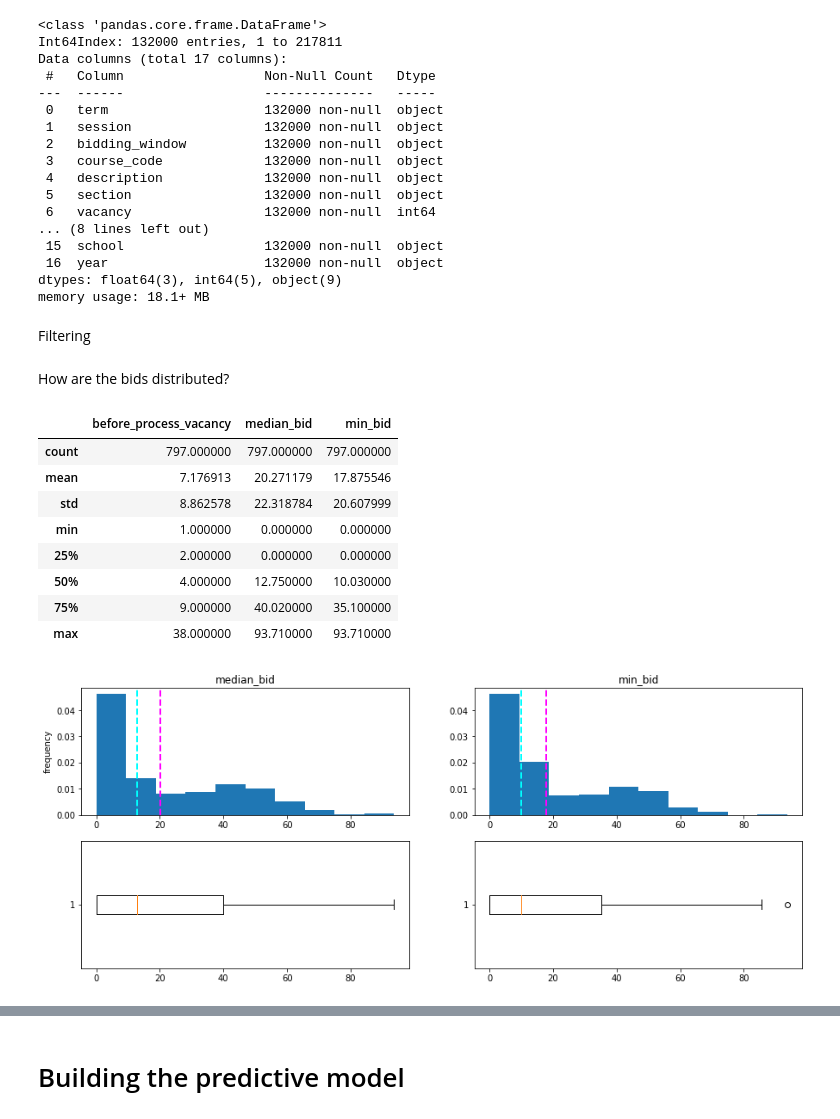
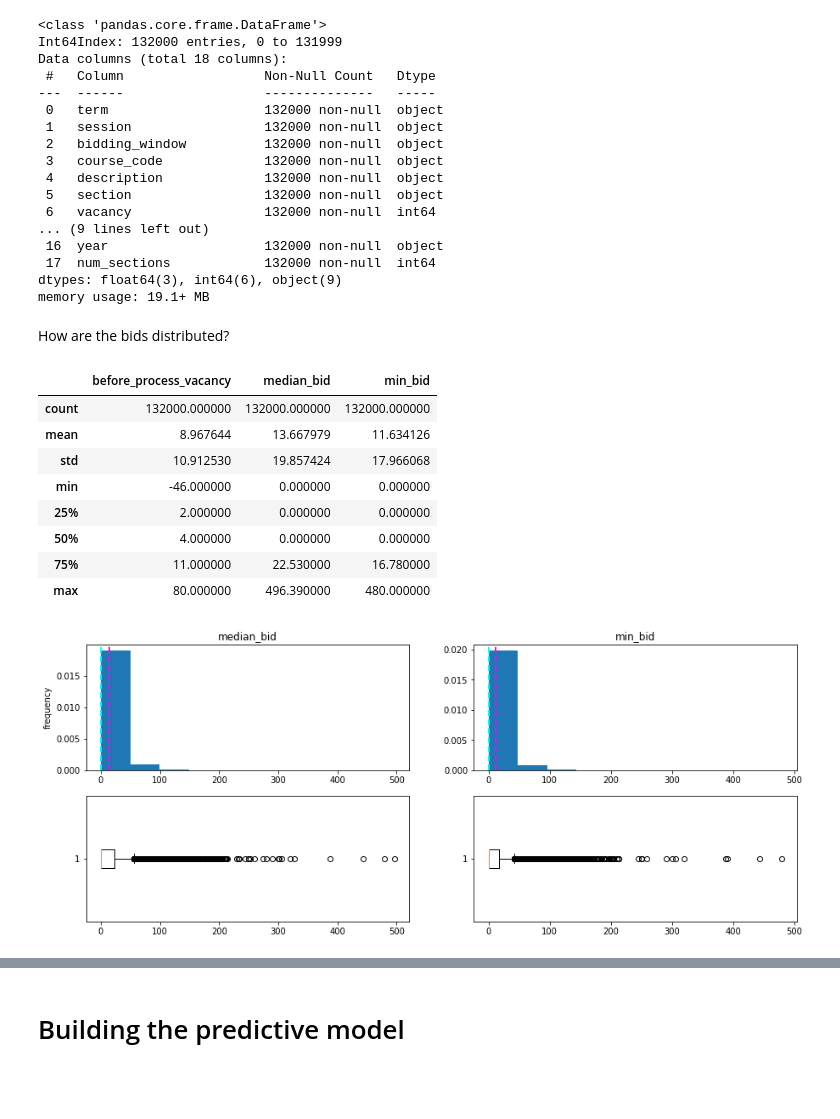
Before and after one commit to JET2001/boss, a Jupyter notebook: analysis.ipynb, the cells around one changed output, grey strips where cells are left out. Saved outputs shown, nothing was run; the diff lists cells and outputs as text; code cells hidden in the pictures; blank space fills up the shorter version.

```diff
--- a/analysis.ipynb
+++ b/analysis.ipynb
@@ -12,12 +12,17 @@ df['year'] = df['term'].apply(lambda x: x[0:7])
 df['term'] = df['term'].apply(lambda x: x[8:])
 df["before_process_vacancy"].replace(0, np.nan, inplace = True)
 df.dropna(inplace = True)
+
+sections = df.groupby(['course_code', 'year', 'term'])[['session']].count().reset_index()
+sections = sections.rename({'session' : 'num_sections'}, axis = 1)
+
+df = df.merge(sections, how = 'left', on = ['course_code', 'year', 'term'])
 # %%
 df.info()
 # %% [output]
 <class 'pandas.core.frame.DataFrame'>
-Int64Index: 132000 entries, 1 to 217811
-Data columns (total 17 columns):
+Int64Index: 132000 entries, 0 to 131999
+Data columns (total 18 columns):
  #   Column                  Non-Null Count   Dtype
 ---  ------                  --------------   -----
  0   term                    132000 non-null  object
@@ -27,10 +32,8 @@ Data columns (total 17 columns):
  4   description             132000 non-null  object
  5   section                 132000 non-null  object
  6   vacancy                 132000 non-null  int64
-... (8 lines left out)
- 15  school                  132000 non-null  object
+... (9 lines left out)
  16  year                    132000 non-null  object
-dtypes: float64(3), int64(5), object(9)
-memory usage: 18.1+ MB
+ 17  num_sections            132000 non-null  int64
+dtypes: float64(3), int64(6), object(9)
+memory usage: 19.1+ MB
-# %% [markdown]
-Filtering
@@ -41,31 +40,31 @@ cor1305 = df[df['course_code'] == 'COR1305']
 # %% [markdown]
 How are the bids distributed?
 # %%
-cor1305[['before_process_vacancy', 'median_bid', 'min_bid']].describe()
+df[['before_process_vacancy', 'median_bid', 'min_bid']].describe()
 # %% [output]
 |  | before_process_vacancy | median_bid | min_bid |
-| count | 797.000000 | 797.000000 | 797.000000 |
-| mean | 7.176913 | 20.271179 | 17.875546 |
-| std | 8.862578 | 22.318784 | 20.607999 |
-| min | 1.000000 | 0.000000 | 0.000000 |
+| count | 132000.000000 | 132000.000000 | 132000.000000 |
+| mean | 8.967644 | 13.667979 | 11.634126 |
+| std | 10.912530 | 19.857424 | 17.966068 |
+| min | -46.000000 | 0.000000 | 0.000000 |
 | 25% | 2.000000 | 0.000000 | 0.000000 |
-| 50% | 4.000000 | 12.750000 | 10.030000 |
-| 75% | 9.000000 | 40.020000 | 35.100000 |
-| max | 38.000000 | 93.710000 | 93.710000 |
+| 50% | 4.000000 | 0.000000 | 0.000000 |
+| 75% | 11.000000 | 22.530000 | 16.780000 |
+| max | 80.000000 | 496.390000 | 480.000000 |
 # %%
 bids = ['median_bid', 'min_bid']
 
 fig, ax = plt.subplots(2, 2, figsize = (15, 6))
 
 for i in range(2):
-    ax[0, i].hist(cor1305[bids[i]], density = True)
+    ax[0, i].hist(df[bids[i]], density = True)
     ax[0, i].set_title(bids[i])
-    ax[1, i].boxplot(cor1305[bids[i]], vert = False)
-    ax[0, i].axvline(cor1305[bids[i]].mean(), color='magenta', linestyle='dashed', linewidth=2)
-    ax[0, i].axvline(cor1305[bids[i]].median(), color='cyan', linestyle='dashed', linewidth=2)
+    ax[1, i].boxplot(df[bids[i]], vert = False)
+    ax[0, i].axvline(df[bids[i]].mean(), color='magenta', linestyle='dashed', linewidth=2)
+    ax[0, i].axvline(df[bids[i]].median(), color='cyan', linestyle='dashed', linewidth=2)
 
 ax[0, 0].set_ylabel('frequency')
 
 plt.show()
 # %% [output]
-[figure, old version]
+[figure, new version]
```
Also changed, not shown: parts of 11 cells of this notebook.
